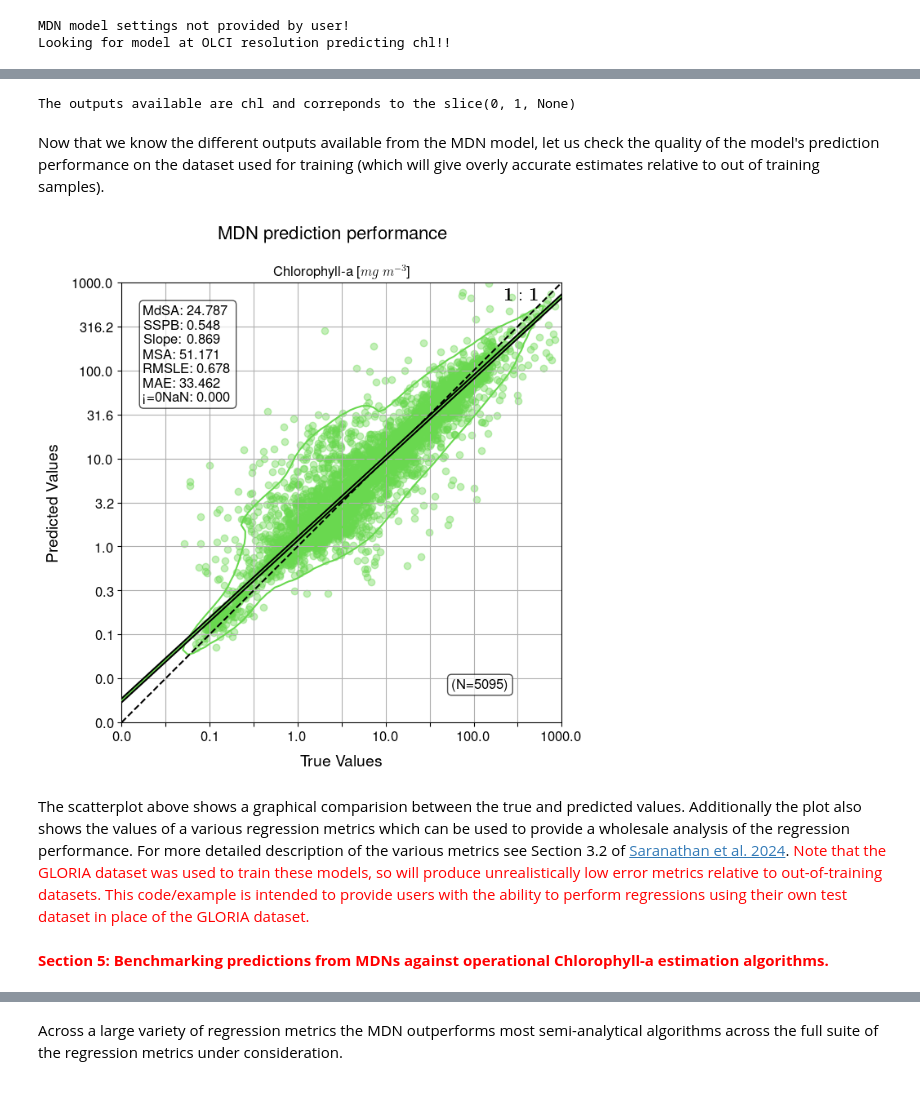
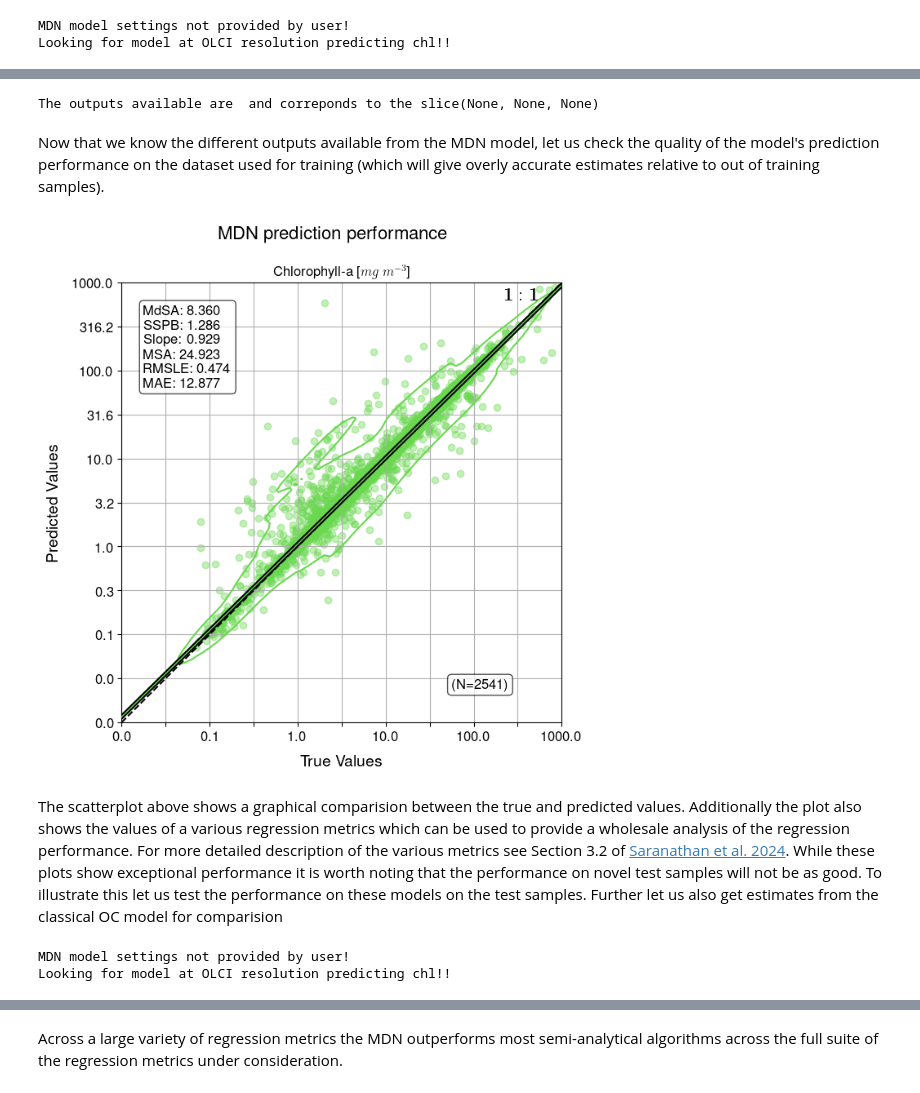
Before and after one commit to ryan-edward-oshea/MDN_tutorials, a Jupyter notebook: SC_1_MDNs_with_insitu_measurements.ipynb, the cells around one changed output, grey strips where cells are left out. Cells and saved outputs as stored; diff of their text form; code cells hidden in the pictures.

```diff
--- a/SC_1_MDNs_with_insitu_measurements.ipynb
+++ b/SC_1_MDNs_with_insitu_measurements.ipynb
@@ -155,12 +157,12 @@ gloria_folder = Path().cwd() / 'data/GLORIA_2022/'
 
 assert gloria_folder.is_dir(), f"No folder found art {gloria_folder}"
 'Get the GLORIA data at the resolution of the OLCI sensor'
-x_data, y_data, gid_data = get_gloria_trainTestData(sensor='OLCI', out_var=["chl"],
-                                                    save_flag=False, load_exists=False,rand_seed=42,
-                                                    rem_flagged=True, gloria_folder=gloria_folder,
-                                                    flag_name='GLORIA_qc_flags.csv', rrs_name='GLORIA_Rrs.csv',
-                                                    bg_name='GLORIA_meta_and_lab.csv', gloria_only=True,
-                                                    train_mode=False)
+x_train, y_train, x_test, y_test, gid_train, gid_test = get_gloria_trainTestData(sensor="OLCI", out_var=["chl"],
+                                                        save_flag=False, load_exists=False, rand_seed=42,
+                                                        rem_flagged=True, gloria_folder=gloria_folder,
+                                                        flag_name='GLORIA_qc_flags.csv', rrs_name='GLORIA_Rrs.csv',
+                                                        bg_name='GLORIA_meta_and_lab.csv', gloria_only=True,
+                                                        train_mode=True)
 'Get the wavelengths available for this sensor'
 wvl_bands = get_sensor_bands("OLCI")
 # %% [output]
@@ -199,5 +203,5 @@ Now that we have the GLORIA Rrs samples available as input for the MDN we can no
 # %%
-mdn_preds, mdn_preds_desc = get_mdn_preds(x_data, sensor="OLCI", products="chl", mode="point")
+mdn_preds_train, mdn_preds_desc = get_mdn_preds(x_train, sensor="OLCI", products="chl", mode="point", model_type='testing')
 # %% [output]
 MDN model settings not provided by user!
 Looking for model at OLCI resolution predicting chl!!
@@ -207,23 +214,21 @@ The function get_mdn_preds is desgined to accept spectral Rrs as input and gener
 for key in mdn_preds_desc:
     print(f'The outputs available are {key} and correponds to the {mdn_preds_desc[key]}')
 # %% [output]
-The outputs available are chl and correponds to the slice(0, 1, None)
+The outputs available are  and correponds to the slice(None, None, None)
 # %% [markdown]
 Now that we know the different outputs available from the MDN model, let us check the quality of the model's prediction  performance on the dataset used for training (which will give overly accurate estimates relative to out of training samples).
 # %%
 'Compare the true and predicted values and get a set of regression metrics'
 inp_str = []
 for key in mdn_preds_desc:
-    str1 = (performance(f'', y_data[:, mdn_preds_desc[key]], mdn_preds[:, mdn_preds_desc[key]]).replace('|', ''))
+    str1 = (performance(f'', y_train[:, mdn_preds_desc[key]], mdn_preds_train[:, mdn_preds_desc[key]]).replace('|', ''))
     inp_str += [str1.replace('   ', '\n')]
 # %%
 'Show a graphical comparision of the true and predicted values'
-create_scatterplots_trueVsPred(y_data, mdn_preds, short_name=[r'Chlorophyll-a [$mg~m^{-3}$]'],
+create_scatterplots_trueVsPred(y_train, mdn_preds_train, short_name=[r'Chlorophyll-a [$mg~m^{-3}$]'],
                                x_label=['True Values'], y_label=['Predicted Values'], inplot_str=inp_str,
                                title="MDN prediction performance", maxv_b=[3], minv_b=[-2], ipython_mode=True)
 # %% [output]
-[figure, old version]
+[figure, new version]
 # %% [markdown]
-The scatterplot above shows a graphical comparision between the true and predicted values. Additionally the plot also shows the values of a various regression metrics which can be used to provide a wholesale analysis of the regression performance. For more detailed description of the various metrics see Section 3.2 of <a href="https://www.frontiersin.org/journals/remote-sensing/articles/10.3389/frsen.2024.1383147/full"> Saranathan et al. 2024</a>. <font size="+1" color="red"> Note that the GLORIA dataset was used to train these models, so will produce unrealistically low error metrics relative to out-of-training datasets. This code/example is intended to provide users with the ability to perform regressions using their own test dataset in place of the GLORIA dataset.
+The scatterplot above shows a graphical comparision between the true and predicted values. Additionally the plot also shows the values of a various regression metrics which can be used to provide a wholesale analysis of the regression performance. For more detailed description of the various metrics see Section 3.2 of <a href="https://www.frontiersin.org/journals/remote-sensing/articles/10.3389/frsen.2024.1383147/full"> Saranathan et al. 2024</a>. While these plots show exceptional performance it is worth noting that the performance on novel test samples will not be as good. To illustrate this let us test the performance on these models on the test samples. Further let us also get estimates from the classical OC model for comparision
-# %% [markdown]
-<b><font size="+1" color="red">Section 5: Benchmarking predictions from MDNs against operational Chlorophyll-a estimation algorithms.</font></b>
@@ -235,0 +235,9 @@ for key in mdn_preds_desc:
+# %%
+'Get MDN predictions on test samples'
+mdn_preds_test, _ = get_mdn_preds(x_test, sensor="OLCI", products="chl", mode="point", model_type='testing')
+
+'Get predictions from the OC model'
+oc_preds_test = OC(x_test, wvl_bands, sensor="OLCI", algorithm='OC', num=3)
+# %% [output]
+MDN model settings not provided by user!
+Looking for model at OLCI resolution predicting chl!!
```
Also changed, not shown: parts of 9 cells of this notebook, 2 other files.
